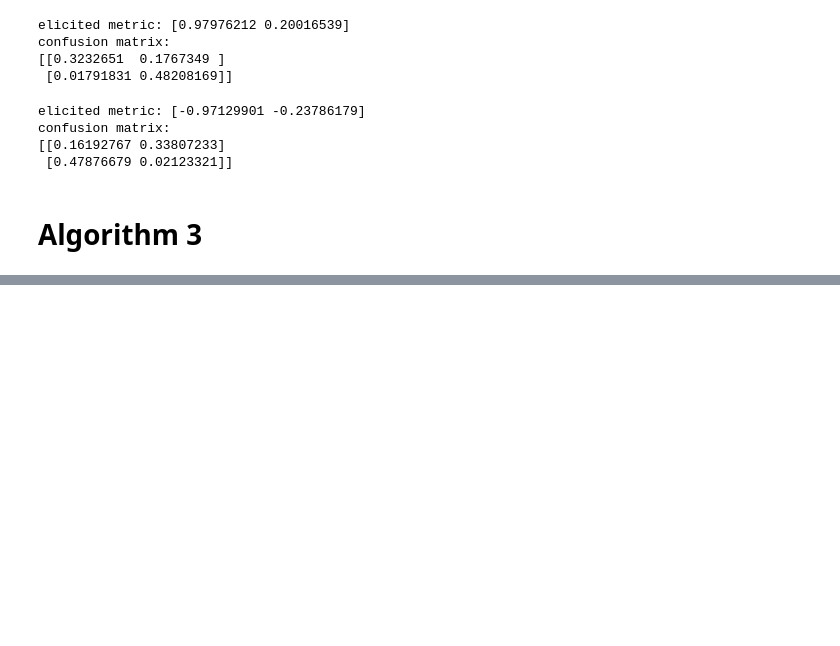
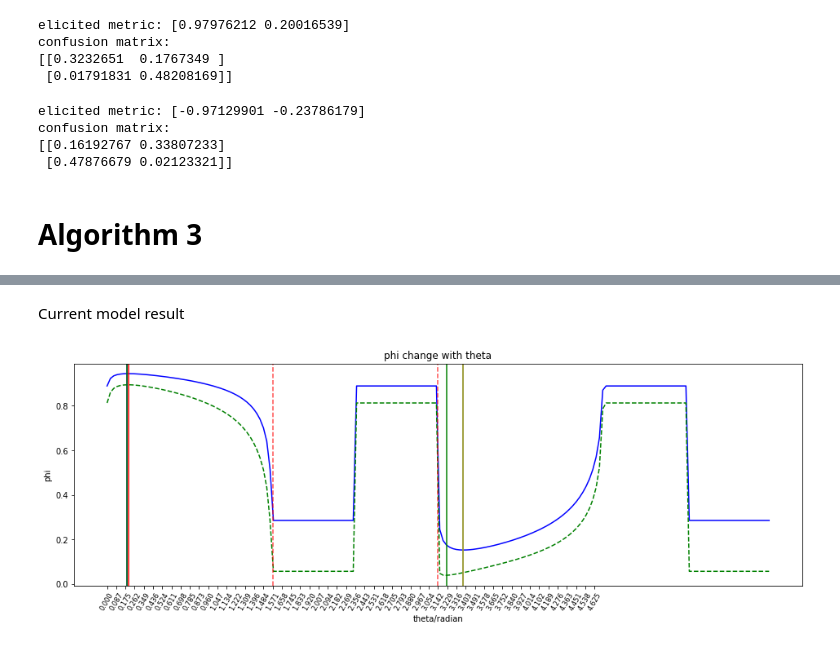
Before and after one commit to zrobertson466920/Probabalistic_Bisection, a Jupyter notebook: LFPM_Elicitation.ipynb, the cells around one changed output, grey strips where cells are left out. Drawn from its saved outputs; the diff is of its cells as text; code cells hidden in the pictures; blank space fills up the shorter version.

```diff
--- a/LFPM_Elicitation.ipynb
+++ b/LFPM_Elicitation.ipynb
@@ -292,0 +363,33 @@ plt.show()
+# %% [markdown]
+Current model result
+# %%
+# Plot phi function versus different thetas
+def phi_elicited(t):
+  return (p11*C11(t)+p00*C00(t))/(q11*C11(t)+q00*C00(t)+q0)
+
+thetas = np.linspace(0,np.pi*2,200)
+ph_true = list(map(phi, thetas))
+ph_elicited = list(map(phi_elicited, np.linspace(0,np.pi*2,200)))
+
+plt.figure(figsize=(16,5))
+plt.plot(thetas, ph_true, "-", color='b')
+plt.plot(thetas, ph_elicited, "--", color='g')
+
+for p in np.arange(0.5, 1.5, 0.5):
+  plt.axvline(x=np.pi*p, c='r', ls='--', alpha=0.7)
+
+plt.axvline(x=thetas[np.argmax(ph_true)], c='b')
+plt.axvline(x=thetas[np.argmax(ph_elicited)], c='g')
+plt.axvline(x=thetas[np.argmin(ph_true)], c='b')
+plt.axvline(x=thetas[np.argmin(ph_elicited)], c='g')
+
+plt.axvline(x=ta, c='r')
+plt.axvline(x=ti, c='y')
+
+plt.xticks(np.arange(0, np.pi*1.5, np.pi/36), rotation=60, size="small")
+plt.title("phi change with theta")
+plt.xlabel("theta/radian")
+plt.ylabel("phi")
+plt.show()
+# %% [output]
+[figure, added]
```
Also changed, not shown: parts of 12 cells of this notebook, 1 other file.
